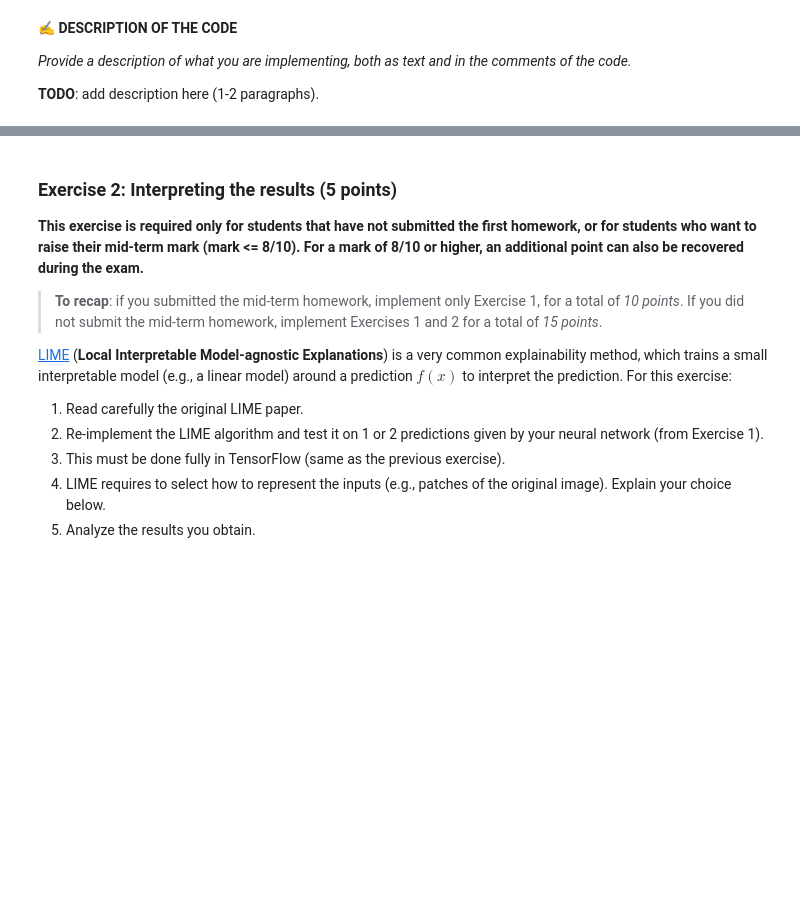
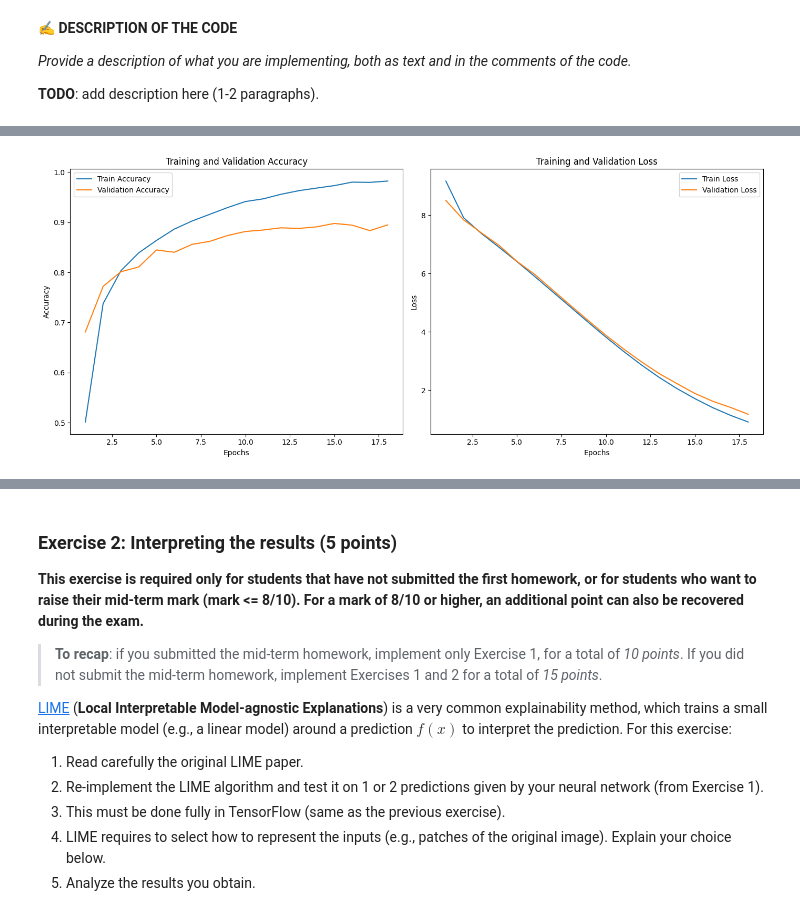
Before and after one commit to sosamandara/LoRA_financial_news_topic, a Jupyter notebook: LR_Addition_NNDS_2023_Final_Homework.ipynb, the cells around one changed output, grey strips where cells are left out. Cells and saved outputs as stored; diff of their text form; code cells hidden in the pictures; blank space fills up the shorter version.

```diff
--- a/LR_Addition_NNDS_2023_Final_Homework.ipynb
+++ b/LR_Addition_NNDS_2023_Final_Homework.ipynb
@@ -957,0 +494,36 @@ For this exercise, you can either transfer from two models that you trained auto
+# %%
+# we extract accuracy and loss values from the history
+train_accuracy = history.history['accuracy']
+val_accuracy = history.history['val_accuracy']
+train_loss = history.history['loss']
+val_loss = history.history['val_loss']
+
+# create a list of epochs for the x-axis
+epochs = range(1, len(train_accuracy) + 1)
+
+# create a Seaborn plot with two subplots (one for accuracy and one for loss)
+plt.figure(figsize=(14, 6))
+
+# Subplot for accuracy
+plt.subplot(1, 2, 1)
+sns.lineplot(x=epochs, y=train_accuracy, label='Train Accuracy')
+sns.lineplot(x=epochs, y=val_accuracy, label='Validation Accuracy')
+plt.xlabel('Epochs')
+plt.ylabel('Accuracy')
+plt.title('Training and Validation Accuracy')
+plt.legend(loc='best')
+
+# Subplot for loss
+plt.subplot(1, 2, 2)
+sns.lineplot(x=epochs, y=train_loss, label='Train Loss')
+sns.lineplot(x=epochs, y=val_loss, label='Validation Loss')
+plt.xlabel('Epochs')
+plt.ylabel('Loss')
+plt.title('Training and Validation Loss')
+plt.legend(loc='best')
+
+plt.tight_layout()
+
+plt.show()
+# %% [output]
+[figure, added]
```
Also changed, not shown: parts of 52 cells of this notebook.
